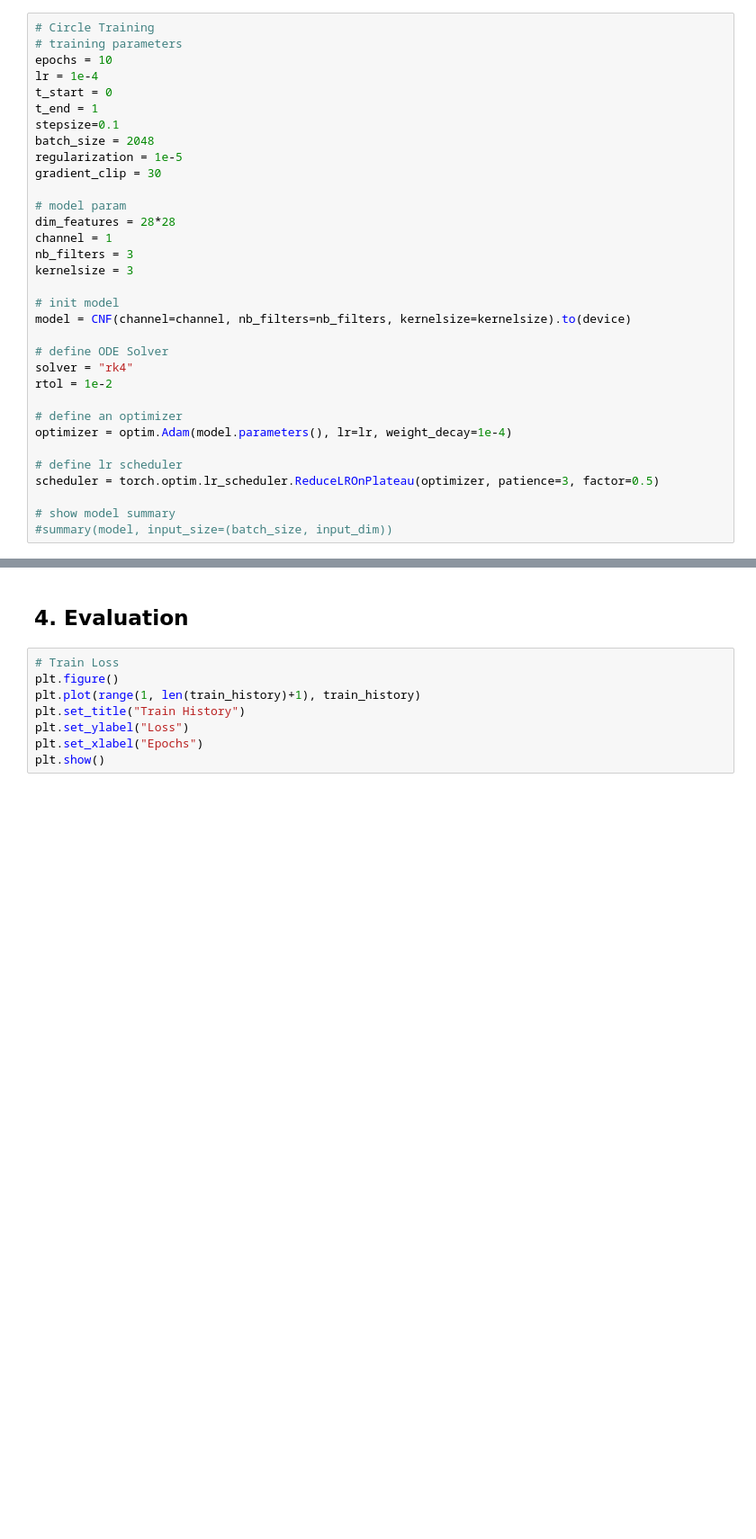
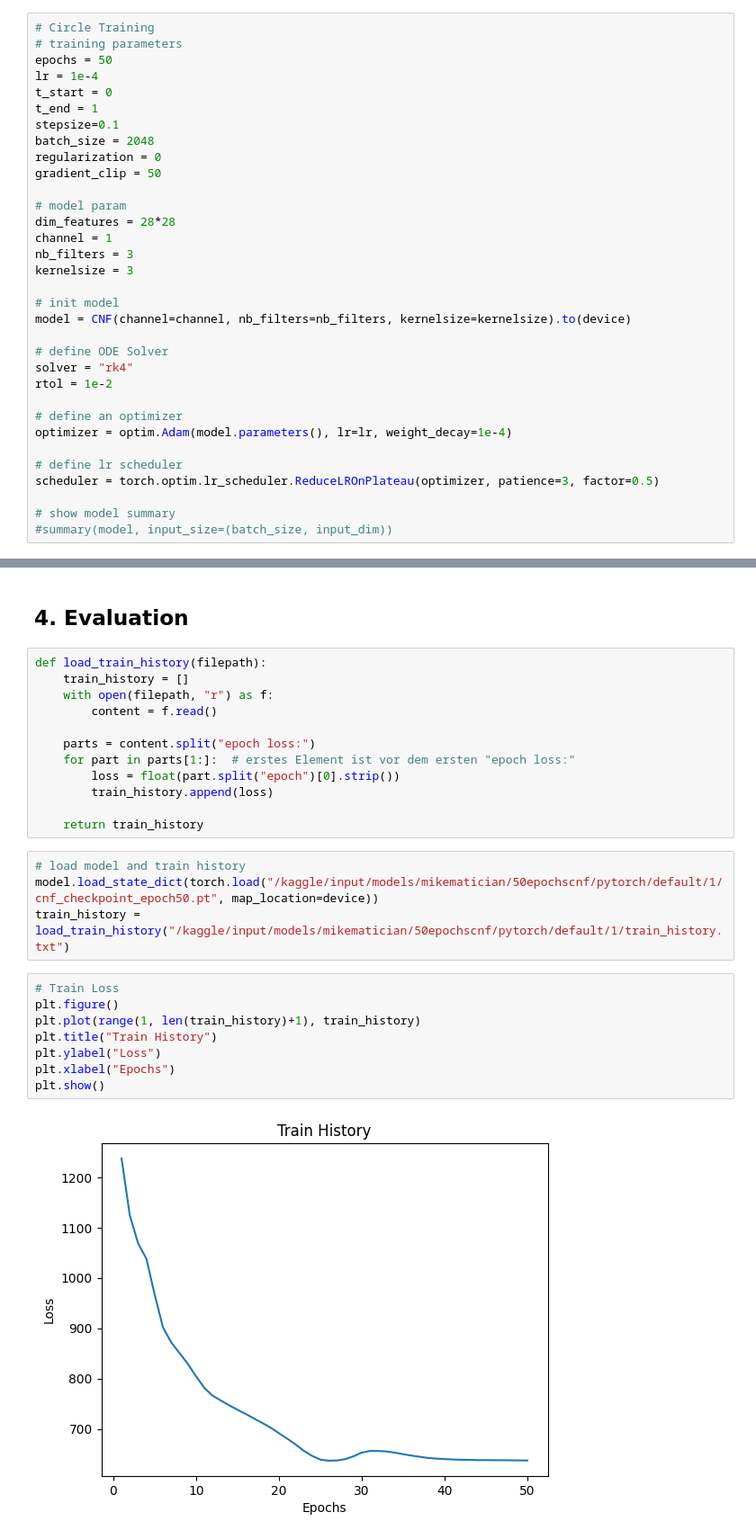
Before and after one commit to budermike/neural-ode-galaxy-gen, a Jupyter notebook: 01_foundations/neural-ode-mnist-gen.ipynb, the cells around one changed output, grey strips where cells are left out. Shown at 90% size. Cells and saved outputs as stored; diff of their text form; blank space fills up the shorter version.

Commit message:
Kaggle Notebook | neural-ode-mnist-gen | Version 5

```diff
--- a/01_foundations/neural-ode-mnist-gen.ipynb
+++ b/01_foundations/neural-ode-mnist-gen.ipynb
@@ -286,14 +287,14 @@ def make_train_step(model, optimizer, regularization, grad_clipping, ode_solver,
 # %%
 # Circle Training
 # training parameters
-epochs = 10
+epochs = 50
 lr = 1e-4
 t_start = 0
 t_end = 1
 stepsize=0.1
 batch_size = 2048
-regularization = 1e-5
-gradient_clip = 30
+regularization = 0
+gradient_clip = 50
 
 # model param
 dim_features = 28*28
@@ -389,13 +372,31 @@ delta_prob: -109.002
 # %% [markdown]
 ## 4. Evaluation
+# %%
+def load_train_history(filepath):
+    train_history = []
+    with open(filepath, "r") as f:
+        content = f.read()
+
+    parts = content.split("epoch loss:")
+    for part in parts[1:]:  # erstes Element ist vor dem ersten "epoch loss:"
+        loss = float(part.split("epoch")[0].strip())
+        train_history.append(loss)
+
+    return train_history
+# %%
+# load model and train history
+model.load_state_dict(torch.load("/kaggle/input/models/mikematician/50epochscnf/pytorch/default/1/cnf_checkpoint_epoch50.pt", map_location=device))
+train_history = load_train_history("/kaggle/input/models/mikematician/50epochscnf/pytorch/default/1/train_history.txt")
 # %%
 # Train Loss
 plt.figure()
 plt.plot(range(1, len(train_history)+1), train_history)
-plt.set_title("Train History")
-plt.set_ylabel("Loss")
-plt.set_xlabel("Epochs")
+plt.title("Train History")
+plt.ylabel("Loss")
+plt.xlabel("Epochs")
 plt.show()
+# %% [output]
+[figure, added]
 # %%
 # Sample Function
 @torch.no_grad()
```
Also changed, not shown: parts of 10 cells of this notebook.
